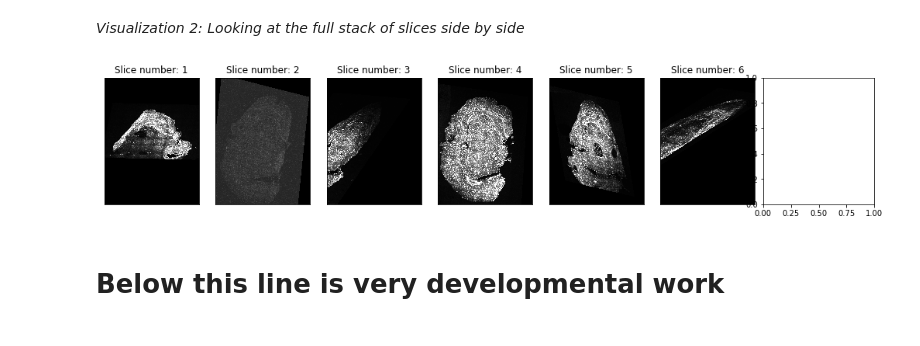
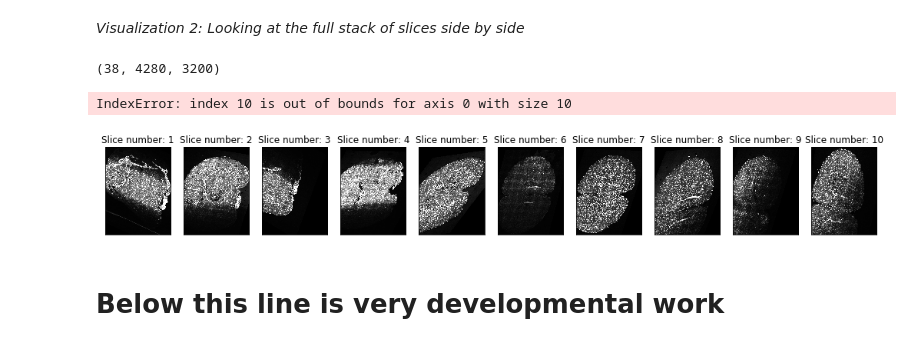
Before and after one commit to Nance-Lab/ifmodels, a Jupyter notebook: scripts/ifmodels.ipynb, the cells around one changed output. Saved outputs shown, nothing was run; the diff lists cells and outputs as text; code cells hidden in the pictures.

Commit message:
adding a thresholding package and made edits to the ifmodels to remove the dependency on the original images that I was testing with

```diff
--- a/scripts/ifmodels.ipynb
+++ b/scripts/ifmodels.ipynb
@@ -140,2 +162,32 @@ Registered_stack = np.zeros((9, 4280, 3200))
+# %%
+sagittal, coronal, horizontal = register.atlas_slice(F_im_nii, 1)
+# %%
+atlas_length = coronal.shape[0]
+resize_value = int(practice_im.shape[0]/atlas_length)
 # %% [markdown]
 *Step 8: Full code for pulling and registering files from google drive*
+# %%
+#  Cleaning up the moving image and getting registration points
+im = register.im_read('slide1_slice1.tif')
+binary = register.mim_edge_detector(im)
+binary = register.image_cleaning(binary)
+coor_df = register.find_points(binary)
+
+#  Getting the proper atlas slice an its registration points
+slice = corr_atlas.loc[corr_atlas['Slidetag'] == new_file_name[:-4]].values.tolist()[0]
+slice_number = slice[1]
+sagittal, coronal, horizontal = register.atlas_slice(F_im_nii, slice_number)
+resized = preprocess.resize(coronal, resize_value)
+resized = register.mim_edge_detector(resized)
+fim_coor_df = register.find_points(resized)
+
+#  Performing the affine transformation to get registration coordinates
+df = pd.concat([coor_df, fim_coor_df], axis = 1)
+ainv = register.reg_coefficients(df, 1, 3, 5)
+
+#  Registering the slice
+registered_im = register.registration(im, resized, ainv)
+Registered_stack[k] = registered_im
+
+#  Removing the downloaded file and printing file name as a status update
+os.remove(new_file_name)
@@ -158,7 +212,7 @@ for row in file_names.itertuples():
         slice = corr_atlas.loc[corr_atlas['Slidetag'] == new_file_name[:-4]].values.tolist()[0]
         slice_number = slice[1]
         sagittal, coronal, horizontal = register.atlas_slice(F_im_nii, slice_number)
-        resized = preprocess.resize(coronal, 20)
+        resized = preprocess.resize(coronal, resize_value)
         resized = register.mim_edge_detector(resized)
         fim_coor_df = register.find_points(resized)
 
@@ -167,7 +221,7 @@ for row in file_names.itertuples():
         ainv = register.reg_coefficients(df, 1, 3, 5)
 
         #  Registering the slice
-        registered_im = register.registration(im, ainv)
+        registered_im = register.registration(im, resized, ainv)
         Registered_stack[k] = registered_im
 
         #  Removing the downloaded file and printing file name as a status update
@@ -205,22 +256,27 @@ plt.show()
 # %% [markdown]
 *Visualization 2: Looking at the full stack of slices side by side*
+# %%
+Registered_stack.shape
+# %% [output]
+(38, 4280, 3200)
 # %%
-fig, ax = plt.subplots(1,7, figsize=[18,3])
+fig, ax = plt.subplots(1,10, figsize=[18,18])
 
 n=0
 slice=1
-for _ in range(6):
+for _ in range(28):
     ax[n].imshow(Registered_stack[_], 'gray')
     ax[n].set_xticks([])
     ax[n].set_yticks([])
     ax[n].set_title('Slice number: {}'.format(slice), color='black')
     n += 1
     slice += 1
 
 fig.subplots_adjust(wspace=0, hspace=0)
 plt.show()
 # %% [output]
+IndexError: index 10 is out of bounds for axis 0 with size 10
-[figure, old version]
+[figure, new version]
 # %% [markdown]
 # Below this line is very developmental work
 # %% [markdown]
```
Also changed, not shown: parts of 14 cells of this notebook, 4 other files.
